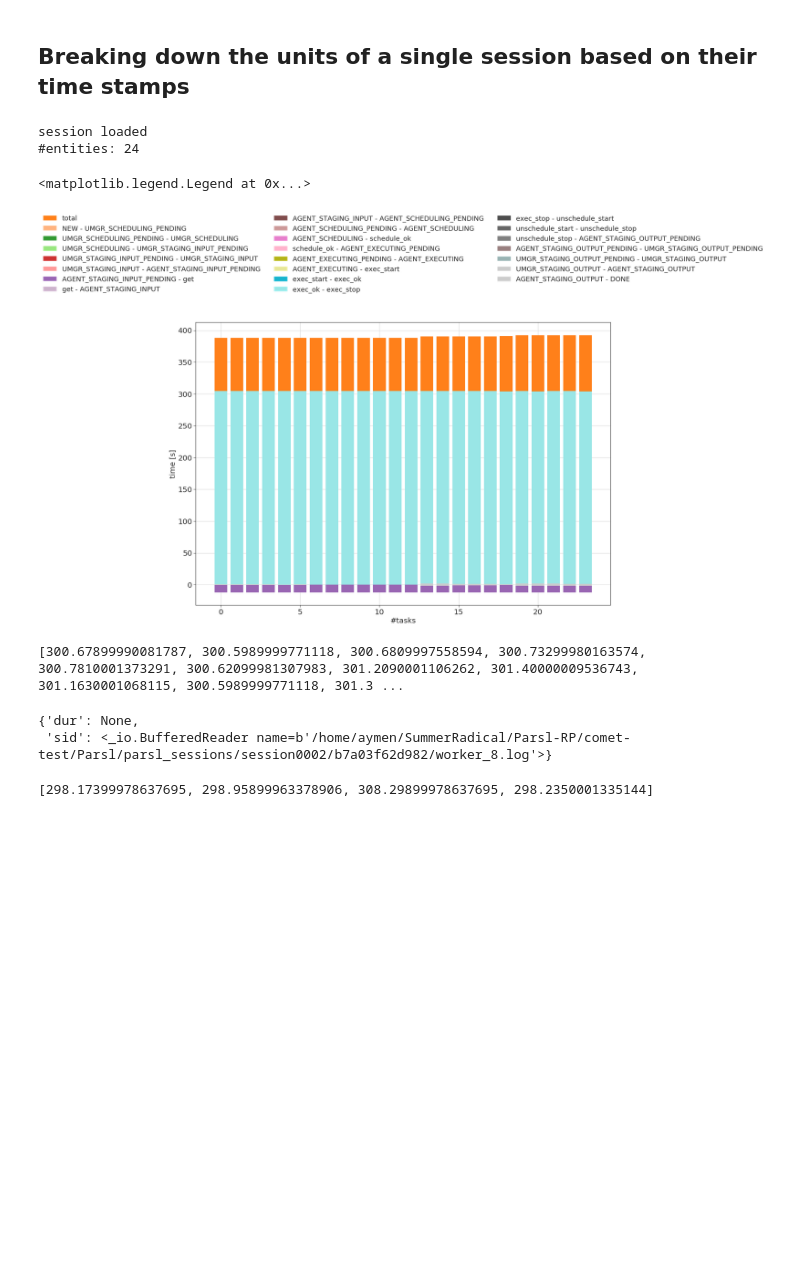
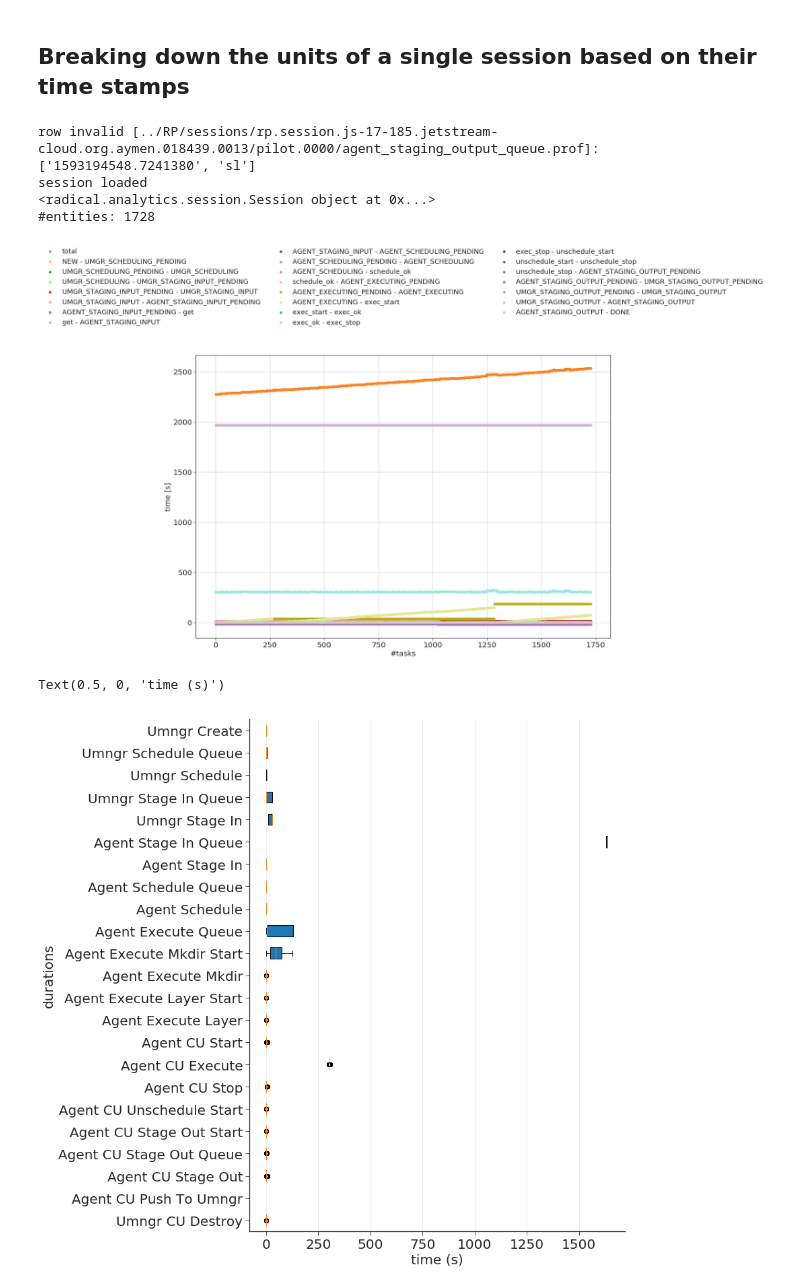
Before and after one commit to AymenFJA/Parsl-RP, a Jupyter notebook: comet-test/Notebook/RP-PARSL.ipynb, the cells around one changed output. Saved outputs shown, nothing was run; the diff lists cells and outputs as text; code cells hidden in the pictures; blank space fills up the shorter version.

```diff
--- a/comet-test/Notebook/RP-PARSL.ipynb
+++ b/comet-test/Notebook/RP-PARSL.ipynb
@@ -361,6 +426,7 @@ loc = [dI for dI in os.listdir('../RP/sessions/') if os.path.isdir(os.path.join(
 src = os.path.dirname(loc[1])
 sid = os.path.basename(loc[1])
 session = ra.Session(sid=sid, stype='radical.pilot', src=os.path.join('../RP/sessions/',loc[1]))
+print (session)
 session.filter(etype='unit', inplace=True)
 
 print('#entities: %d' % len(session.get()))
@@ -408,22 +474,13 @@ for e_idx in range(len(event_list)):
     else:
         label = '%s - %s' % (ru.event_to_label(event_list[e_idx - 1]),
                              ru.event_to_label(event_list[e_idx]))
-    plt.bar(np_data[:,0], np_data[:,(1 + e_idx)], label=label, color = tableau20[e_idx+2])
+    plt.scatter(np_data[:,0], np_data[:,(1 + e_idx)], label=label, color = tableau20[e_idx+2])
 plt.grid()
 plt.legend(loc='upper center', bbox_to_anchor=(0.5, 1.4),ncol=3, fancybox=True)
+plt.savefig('../figures/rp_unit_dur-72N.pdf', dpi=300, bbox_inches='tight')
 # %% [output]
+row invalid [../RP/sessions/rp.session.js-17-185.jetstream-cloud.org.aymen.018439.0013/pilot.0000/agent_staging_output_queue.prof]: ['1593194548.7241380', 'sl']
 session loaded
-#entities: 24
+<radical.analytics.session.Session object at 0x...>
+#entities: 1728
-<matplotlib.legend.Legend at 0x...>
-[figure, old version]
+[figure, new version]
-# %%
-PARSL = parsl_data.get_workers_tstamps()
-PARSL
-# %% [output]
-[300.67899990081787, 300.5989999771118, 300.6809997558594, 300.73299980163574, 300.7810001373291, 300.62099981307983, 301.2090001106262, 301.40000009536743, 301.1630001068115, 300.5989999771118, 301.3 ...
-{'dur': None,
- 'sid': <_io.BufferedReader name=b'/home/aymen/SummerRadical/Parsl-RP/comet-test/Parsl/parsl_sessions/session0002/b7a03f62d982/worker_8.log'>}
-# %%
-PARSL = parsl_data.get_manager_tstamps()
-# %% [output]
-[298.17399978637695, 298.95899963378906, 308.29899978637695, 298.2350001335144]
@@ -429,0 +568,45 @@ PARSL = parsl_data.get_manager_tstamps()
+# %%
+u_durations_df = {}
+for sid,durations in u_durations.items():
+    u_durations_df[sid] = pd.DataFrame.from_dict(durations, orient='index')
+# %%
+def fig_setup(figsize=None):
+    if not figsize:
+        figsize = (13,7)
+    fig = plt.figure(figsize=figsize)
+    ax = fig.add_subplot(111)
+    ax.spines["top"].set_visible(False)
+    ax.spines["right"].set_visible(False)
+    ax.get_xaxis().tick_bottom()
+    ax.get_yaxis().tick_left()
+
+    return fig, ax
+
+
+
+fig, ax  = fig_setup(figsize=(10,14))
+
+
+labels = []
+#muted = ['u_agent_schedule', 'u_agent_cu_execute']
+
+durations = u_durations_df[0]#.drop(muted, axis=1)
+
+for label in durations.columns:
+    labels.append(label.replace("_", " ").title().replace("U ", "").replace("Cu", "CU"))
+labels = list(reversed(labels))
+
+boxes = []
+for duration in list(reversed(durations.columns)):
+    boxes.append(durations[duration].values)
+
+plt.boxplot(boxes, patch_artist=True, labels=labels, vert=False),
+
+ax.xaxis.grid(True, linestyle='-', which='major', color='lightgrey', alpha=0.5)
+ax.set_axisbelow(True)
+
+plt.ylabel('durations')
+plt.xlabel('time (s)')
+# %% [output]
+Text(0.5, 0, 'time (s)')
+[figure, added]
```
Also changed, not shown: parts of 16 cells of this notebook, 7 other files.
